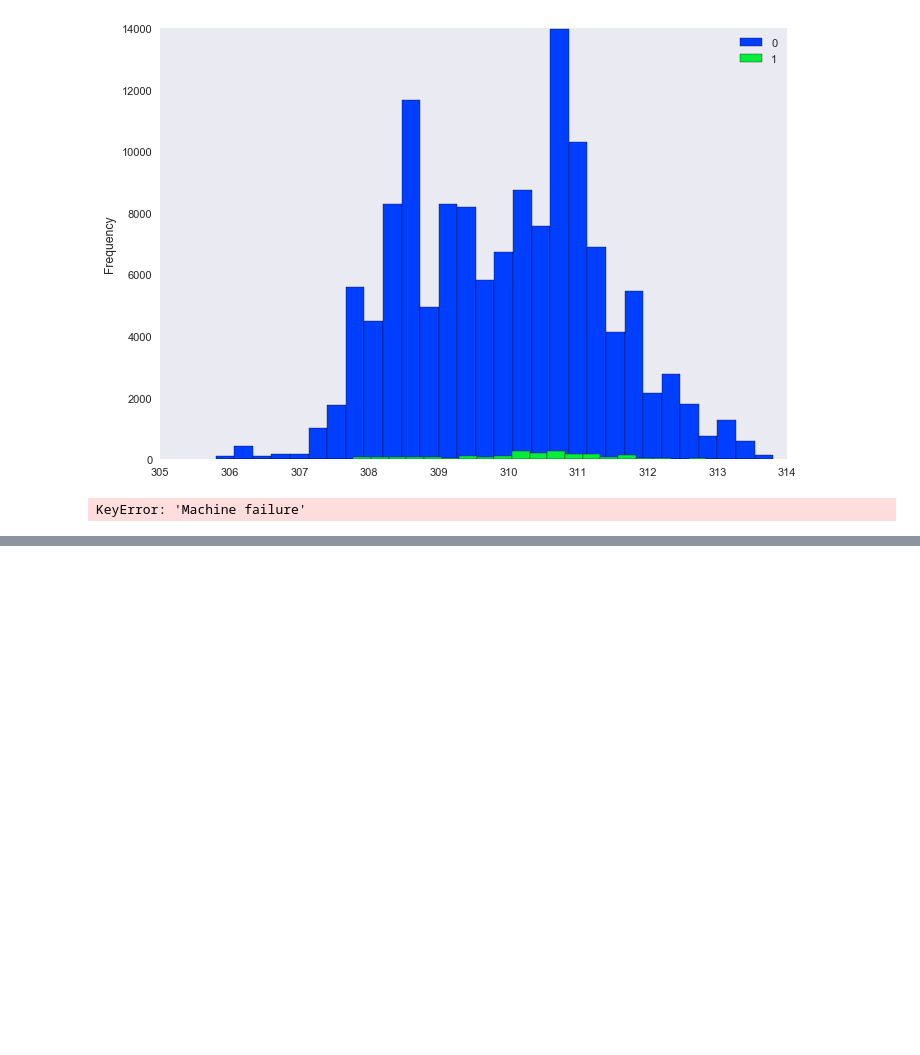
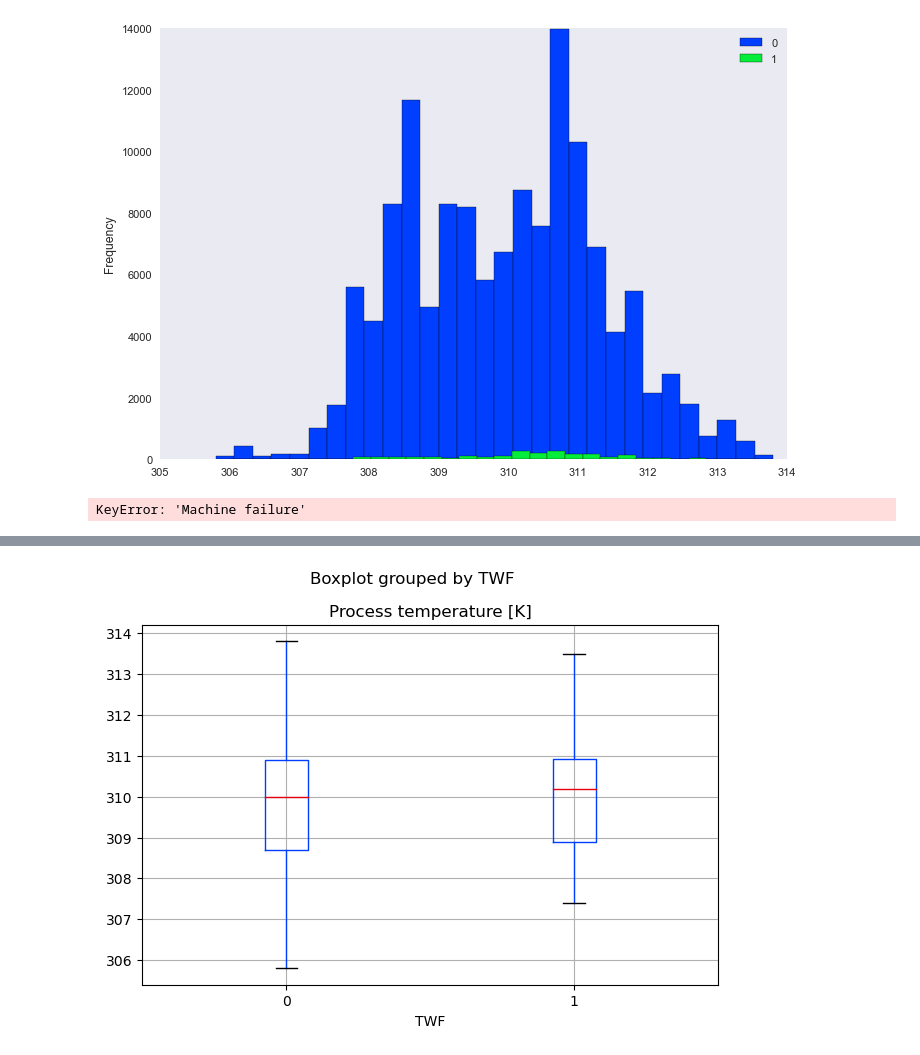
Before and after one commit to farnazashrafi/portfolio_project, a Jupyter notebook: notebooks/Domenico_Test_2.ipynb, the cells around one changed output, grey strips where cells are left out. Cells and saved outputs as stored; diff of their text form; code cells hidden in the pictures; blank space fills up the shorter version.

```diff
--- a/notebooks/Domenico_Test_2.ipynb
+++ b/notebooks/Domenico_Test_2.ipynb
@@ -244,0 +252,8 @@ KeyError: 'Machine failure'
+# %%
+fig, ax = plt.subplots()
+df.boxplot(column='Process temperature [K]', by='TWF', ax=ax)
+
+plt.tight_layout(pad=1.0)
+plt.show()
+# %% [output]
+[figure, added]
```
Also changed, not shown: parts of 49 cells of this notebook.
